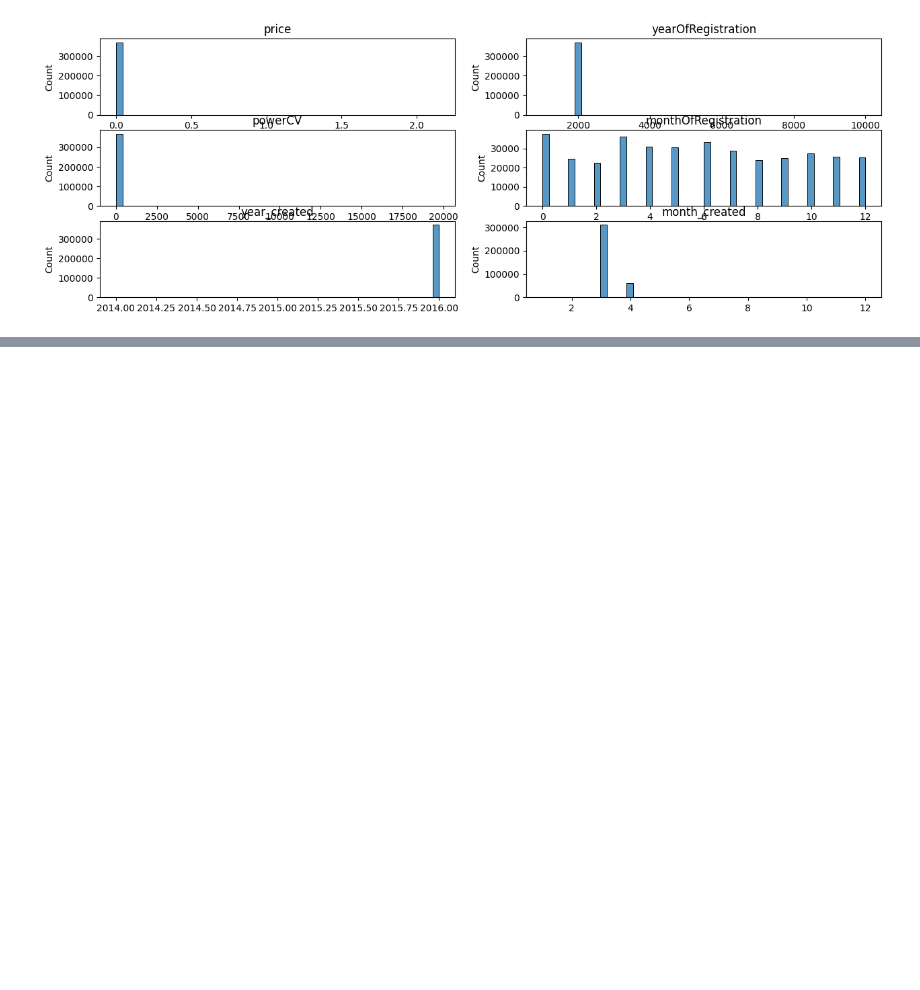
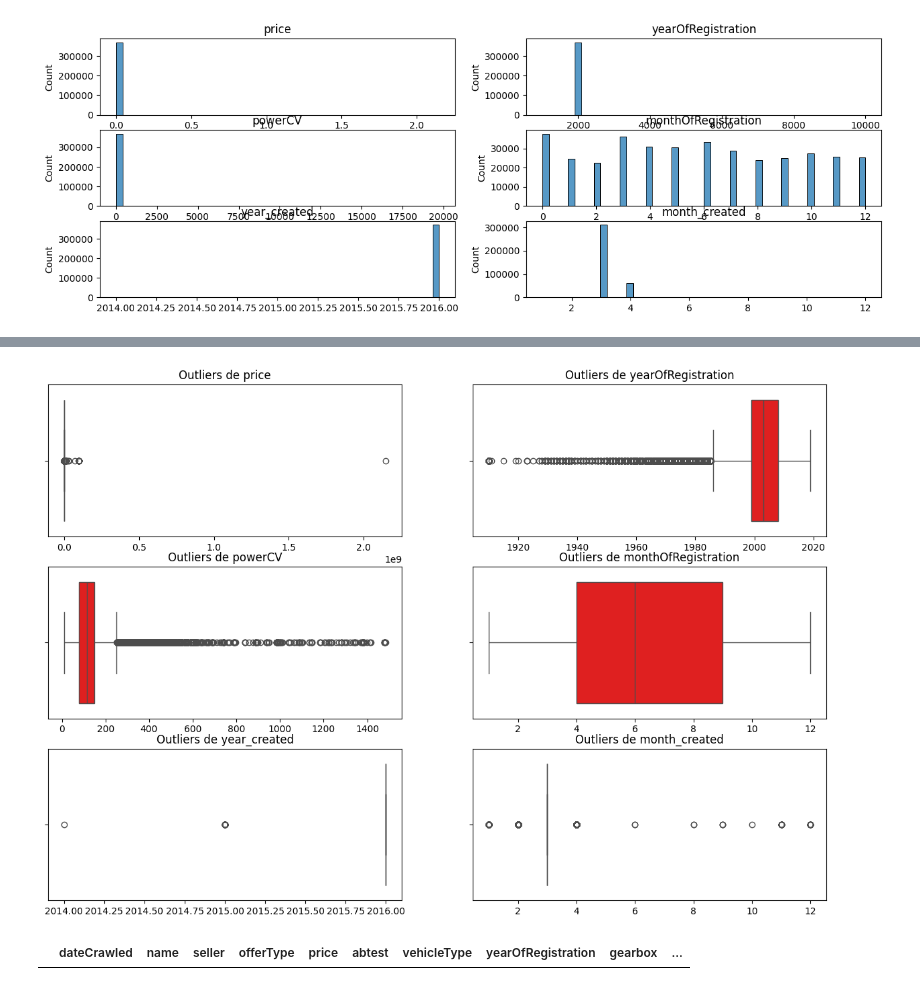
Before and after one commit to ngcarvajall/Lab_EDA_Gestion_Nulos, a Jupyter notebook: laboratorio-modulo7-leccion01-eda-nulos.ipynb, the cells around one changed output, grey strips where cells are left out. Saved outputs shown, nothing was run; the diff lists cells and outputs as text; code cells hidden in the pictures; blank space fills up the shorter version.

```diff
--- a/laboratorio-modulo7-leccion01-eda-nulos.ipynb
+++ b/laboratorio-modulo7-leccion01-eda-nulos.ipynb
@@ -518,0 +561,3 @@ KeyboardInterrupt:
+# %%
+df_power = (df["powerCV"] < 10) | (df["powerCV"] >= 1500)
+df.loc[df[df_power].index, "powerCV"] = np.nan
@@ -518,0 +570,4 @@ KeyboardInterrupt:
+# %%
+f.detectar_outliers(df)
+# %% [output]
+[figure, added]
@@ -518,0 +577,4 @@ KeyboardInterrupt:
+# %%
+df[df['price'] > 50000000]
+# %% [output]
+|  | dateCrawled | name | seller | offerType | price | abtest | vehicleType | yearOfRegistration | gearbox | ... |
```
Also changed, not shown: parts of 26 cells of this notebook.
